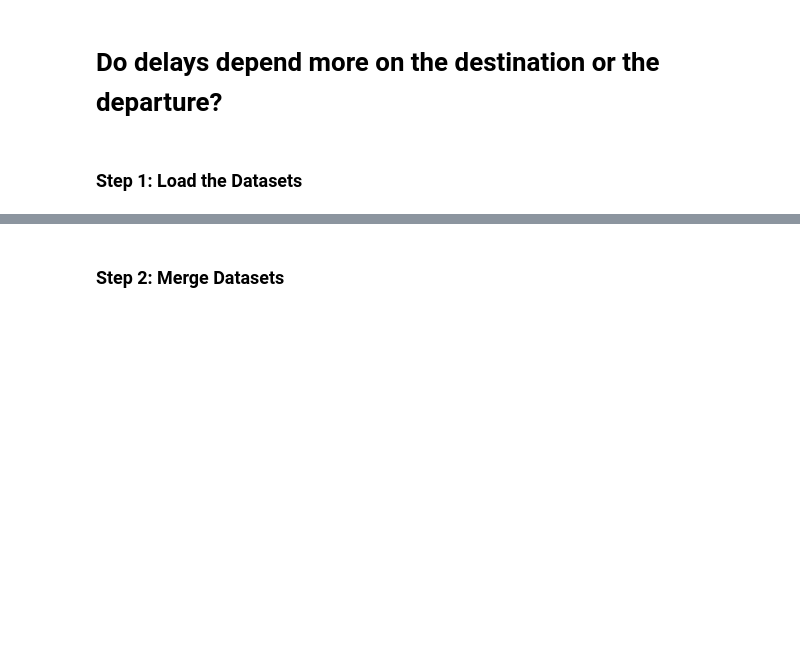
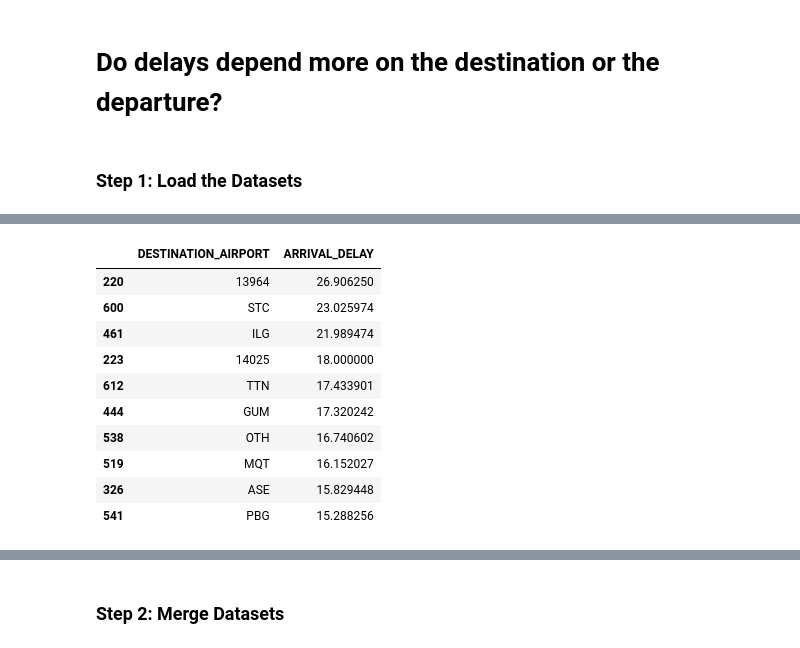
Before and after one commit to Onoitem/SDA, a Jupyter notebook: delays_destination_or_departure.ipynb, the cells around one changed output, grey strips where cells are left out. Drawn from its saved outputs; the diff is of its cells as text; code cells hidden in the pictures; blank space fills up the shorter version.

```diff
--- a/delays_destination_or_departure.ipynb
+++ b/delays_destination_or_departure.ipynb
@@ -37,0 +32,17 @@ print(flights_data['ORIGIN_AIRPORT'].unique())
+# %%
+result = flights_data.groupby(['DESTINATION_AIRPORT'])['ARRIVAL_DELAY'].mean().reset_index()
+result = result.sort_values(by='ARRIVAL_DELAY', ascending=False)
+result = result.head(10)
+result
+# %% [output]
+|  | DESTINATION_AIRPORT | ARRIVAL_DELAY |
+| 220 | 13964 | 26.906250 |
+| 600 | STC | 23.025974 |
+| 461 | ILG | 21.989474 |
+| 223 | 14025 | 18.000000 |
+| 612 | TTN | 17.433901 |
+| 444 | GUM | 17.320242 |
+| 538 | OTH | 16.740602 |
+| 519 | MQT | 16.152027 |
+| 326 | ASE | 15.829448 |
+| 541 | PBG | 15.288256 |
```
Also changed, not shown: parts of 13 cells of this notebook.
